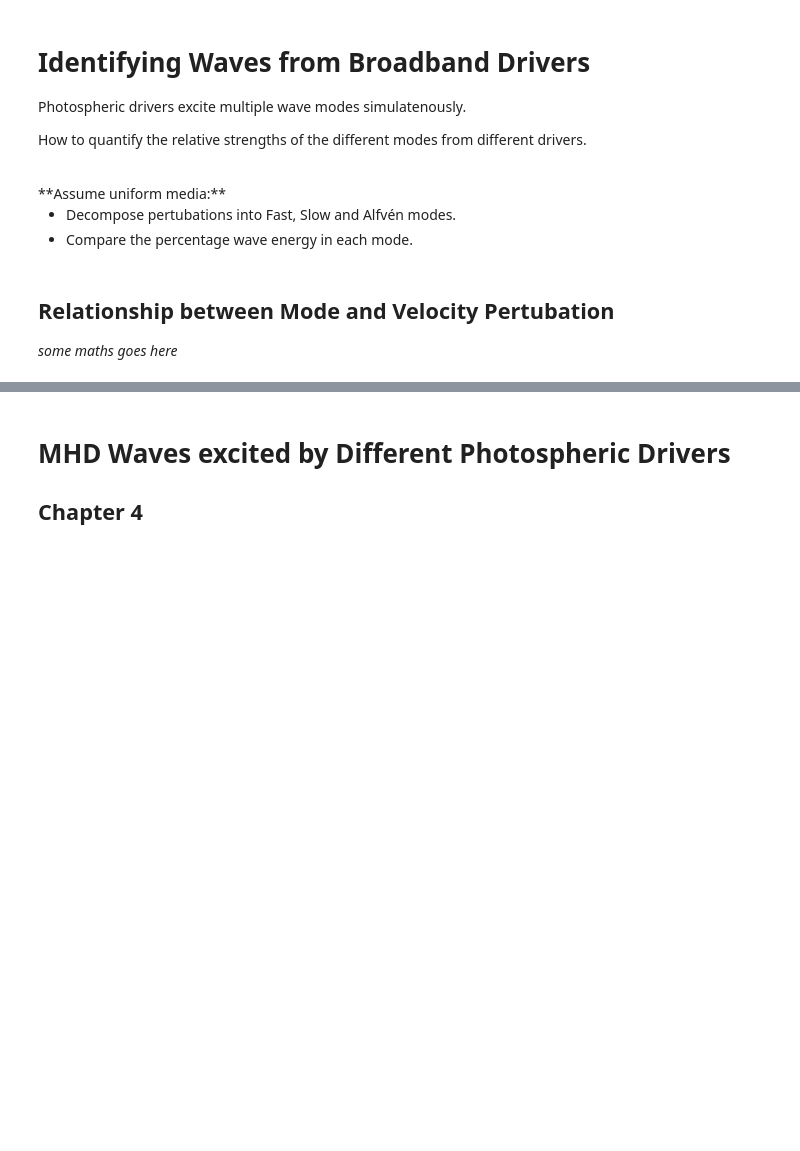
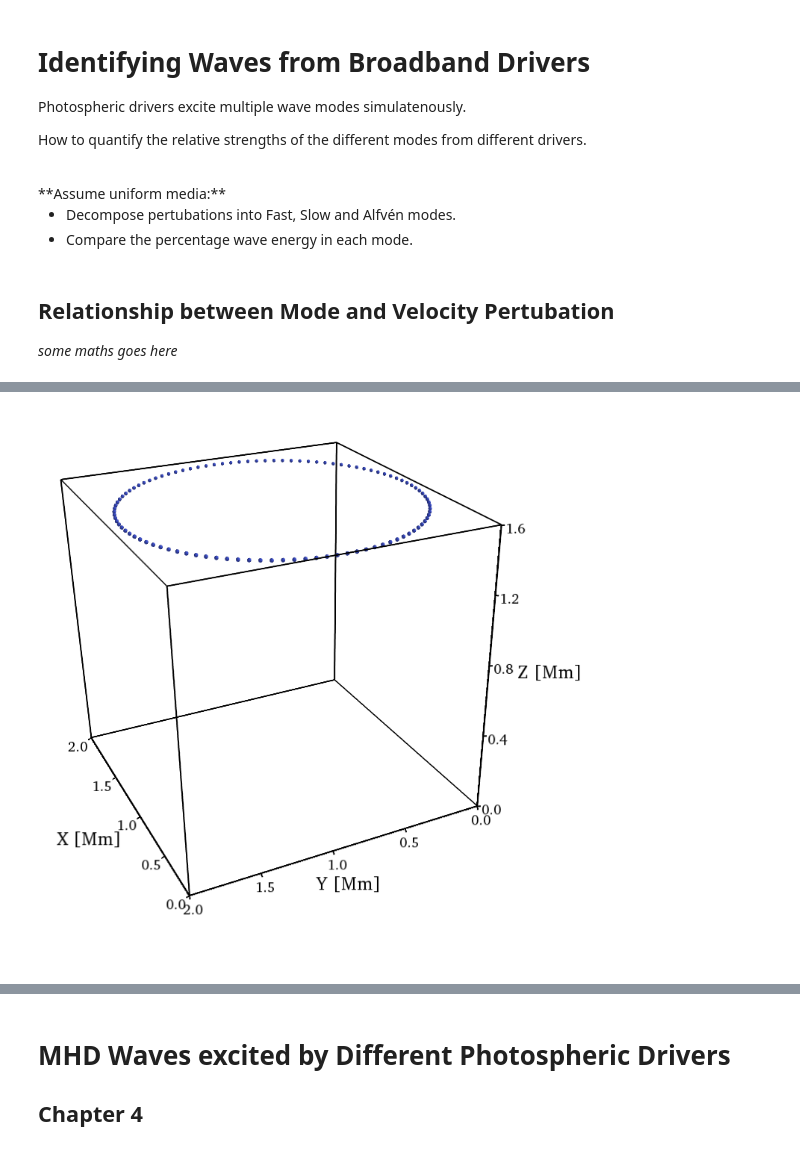
Before and after one commit to Cadair/VivaTalk, a Jupyter notebook: Viva.ipynb, the cells around one changed output, grey strips where cells are left out. Saved outputs shown, nothing was run; the diff lists cells and outputs as text; code cells hidden in the pictures; blank space fills up the shorter version.

```diff
--- a/Viva.ipynb
+++ b/Viva.ipynb
@@ -75,6 +79,8 @@ div.output_area .rendered_html img, div.output_area .rendered_html table {
 Overwriting custom.css
 # %%
 from mayavi import mlab
+from mayavi.tools.sources import vector_field, scalar_field
+mlab.options.offscreen = True
 
 import numpy as np
 
@@ -84,6 +90,7 @@ import astropy.units as u
 import sunpy.map
 
 import yt
+import pysac.yt
 
 %matplotlib inline
 
@@ -414,6 +441,14 @@ How to quantify the relative strengths of the different modes from different dri
 
 - Decompose pertubations into Fast, Slow and Alfvén modes.
 - Compare the percentage wave energy in each mode.
+# %%
+#Define tvtk notebook viewer
+from IPython.core.display import Image
+def mlab_view(scene, azimuth=153, elevation=62, distance=400, focalpoint=np.array([  25.,   63.,  60.]), aa=16):
+    scene.anti_aliasing_frames = aa
+    mlab.view(azimuth=azimuth, elevation=elevation, distance=distance, focalpoint=focalpoint)
+    scene.save('offscreen.png', size=(750, 750))
+    return Image(filename='offscreen.png')
 # %% [markdown]
 ## Relationship between Mode and Velocity Pertubation
 
@@ -424,0 +526,23 @@ How to quantify the relative strengths of the different modes from different dri
+# %%
+xc = domain['xmax']/2
+yc = domain['ymax']/2
+ti = 0
+n = 100
+
+surf_seeds = []
+for theta in np.linspace(0, 2 * np.pi, n, endpoint=False):
+    surf_seeds.append([tube_r * np.cos(theta + 0.5 * ti) + xc,
+    tube_r * np.sin(theta + 0.5 * ti) + yc, domain['zmax']])
+
+seeds = np.array(surf_seeds)
+#Add axes:
+axes, outline = mpf.add_axes(np.array(zip(ds.domain_left_edge,ds.domain_right_edge)).flatten()/1e8)
+
+#Add seed points to plot:
+seed_points = mlab.points3d(seeds[:,0], seeds[:,1], seeds[:,2],
+color=(0.231, 0.298, 0.752), scale_mode='none',
+scale_factor=1.5)
+
+mlab_view(fig.scene)
+# %% [output]
+[figure, added]
```
Also changed, not shown: parts of 14 cells of this notebook, 5 other files.
